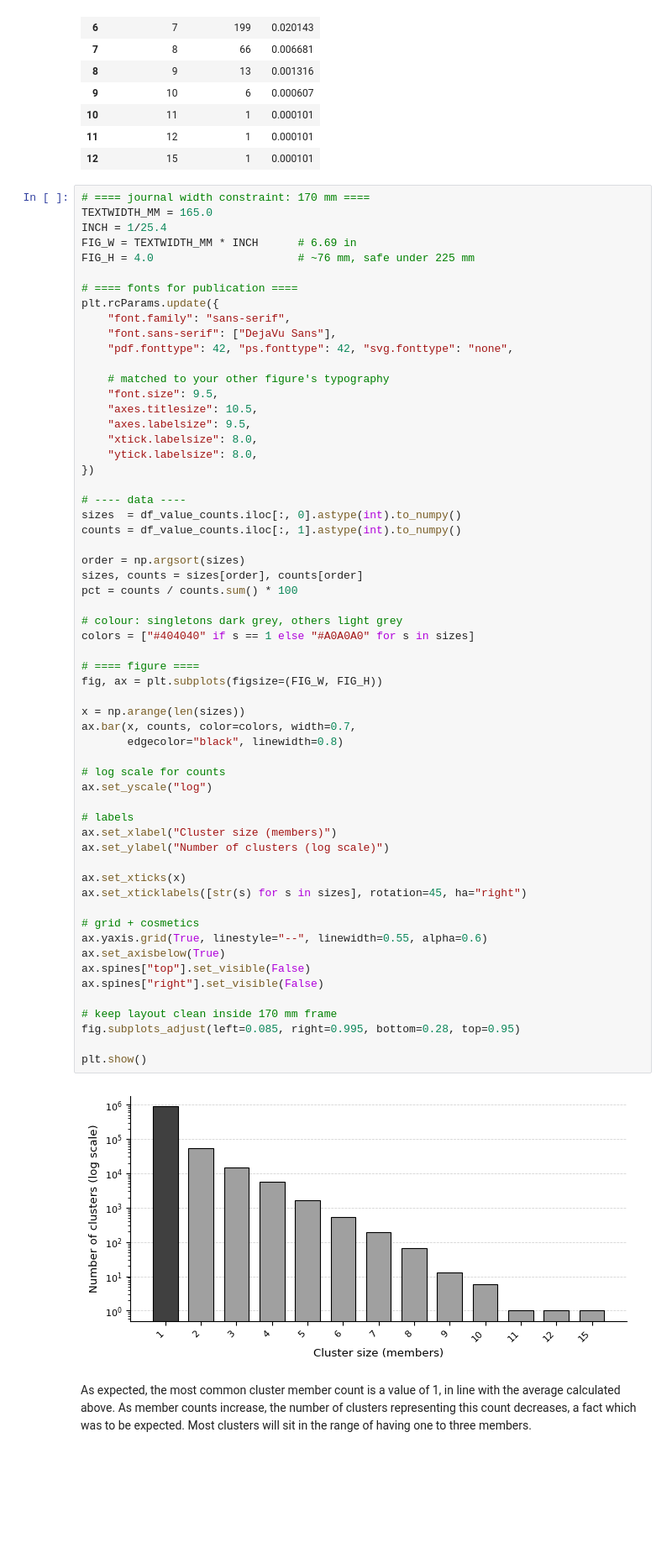
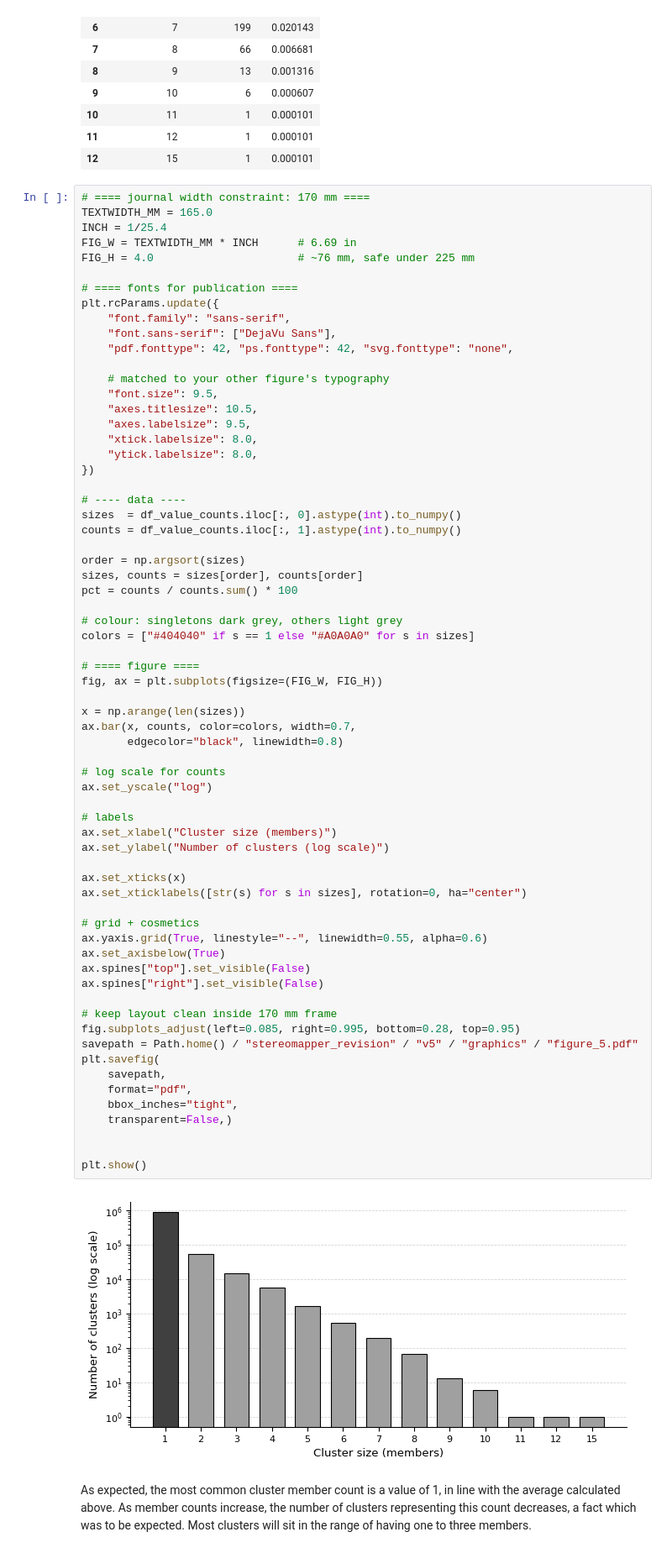
Before and after one commit to Digital-Metabolic-Twin-Centre/stereomapper, a Jupyter notebook: experiments/analysis/relationship_results.ipynb, the cells around one changed output. Shown at 84% size. Saved outputs shown, nothing was run; the diff lists cells and outputs as text; blank space fills up the shorter version.

```diff
--- a/experiments/analysis/relationship_results.ipynb
+++ b/experiments/analysis/relationship_results.ipynb
@@ -543,34 +570,41 @@ pct = counts / counts.sum() * 100
 # colour: singletons dark grey, others light grey
 colors = ["#404040" if s == 1 else "#A0A0A0" for s in sizes]
 
 # ==== figure ====
 fig, ax = plt.subplots(figsize=(FIG_W, FIG_H))
 
 x = np.arange(len(sizes))
 ax.bar(x, counts, color=colors, width=0.7,
        edgecolor="black", linewidth=0.8)
 
 # log scale for counts
 ax.set_yscale("log")
 
 # labels
 ax.set_xlabel("Cluster size (members)")
 ax.set_ylabel("Number of clusters (log scale)")
 
 ax.set_xticks(x)
-ax.set_xticklabels([str(s) for s in sizes], rotation=45, ha="right")
+ax.set_xticklabels([str(s) for s in sizes], rotation=0, ha="center")
 
 # grid + cosmetics
 ax.yaxis.grid(True, linestyle="--", linewidth=0.55, alpha=0.6)
 ax.set_axisbelow(True)
 ax.spines["top"].set_visible(False)
 ax.spines["right"].set_visible(False)
 
 # keep layout clean inside 170 mm frame
 fig.subplots_adjust(left=0.085, right=0.995, bottom=0.28, top=0.95)
+savepath = Path.home() / "stereomapper_revision" / "v5" / "graphics" / "figure_5.pdf"
+plt.savefig(
+    savepath,
+    format="pdf",
+    bbox_inches="tight",
+    transparent=False,)
+
 
 plt.show()
 # %% [output]
-[figure, old version]
+[figure, new version]
 # %% [markdown]
 As expected, the most common cluster member count is a value of 1, in line with the average calculated above. As member counts increase, the number of clusters representing this count decreases, a fact which was to be expected. Most clusters will sit in the range of having one to three members.
```
Also changed, not shown: parts of 1 cell of this notebook, 2 other files.
